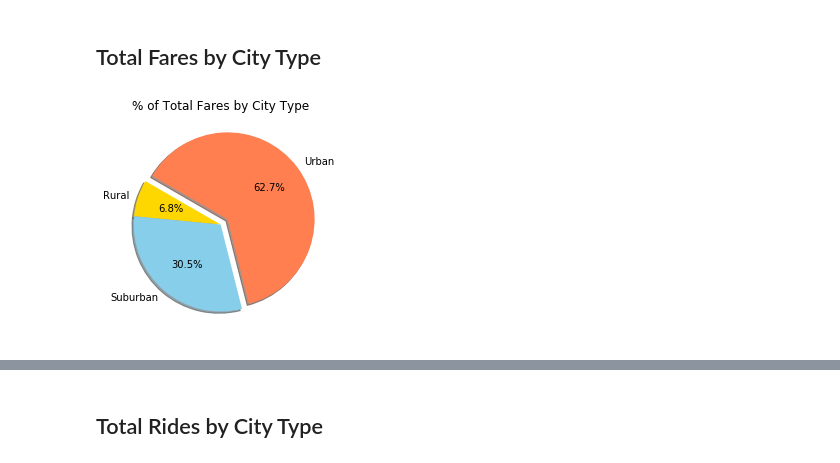
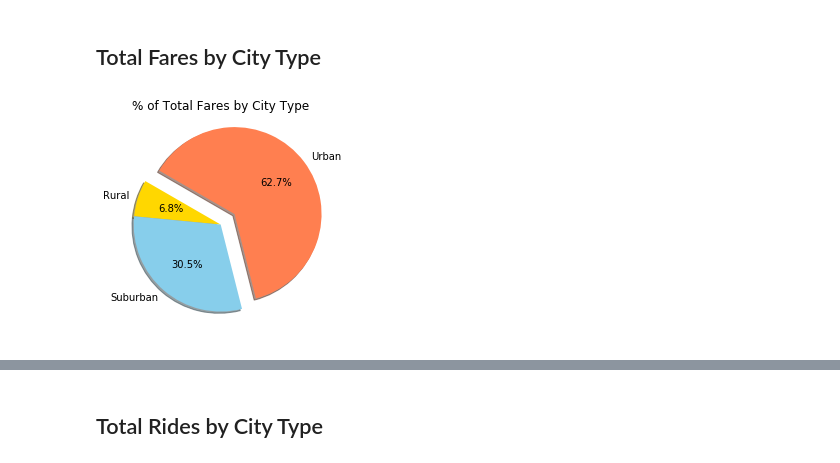
Before and after one commit to auschein/Matplotlib-Homework, a Jupyter notebook: main.ipynb, the cells around one changed output, grey strips where cells are left out. Saved outputs shown, nothing was run; the diff lists cells and outputs as text; code cells hidden in the pictures.

```diff
--- a/main.ipynb
+++ b/main.ipynb
@@ -81,17 +78,20 @@ plt.show()
 # %%
 # Calculate Type Percents
 pietype = merge_df.groupby(["type"])
 sumfare = pietype["fare"].sum()
 
 # Build Pie Chart
 labels = ["Rural", "Suburban", "Urban"]
 colors = ["gold", "skyblue", "coral"]
-explode = (0,0,0.1)
+explode = (0,0,0.2)
 plt.pie(sumfare, labels=labels, explode=explode, colors=colors, autopct="%1.1f%%", shadow=True, startangle=150)
 plt.title("% of Total Fares by City Type")
 
 # Save Figure
-plt.savefig("../PyberTotalFaresbyCityType")
+plt.savefig("images/PyberTotalFaresbyCityType.png")
 plt.show()
+
+# Show Figure
+plt.show()
 # %% [output]
-[figure, old version]
+[figure, new version]
```
Also changed, not shown: parts of 10 cells of this notebook, 4 other files.
